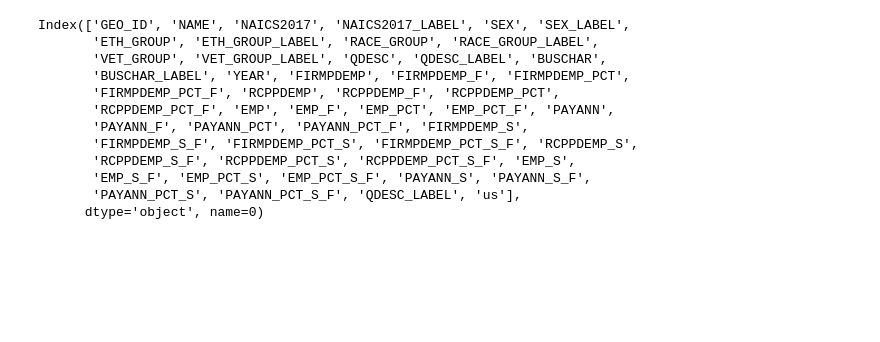
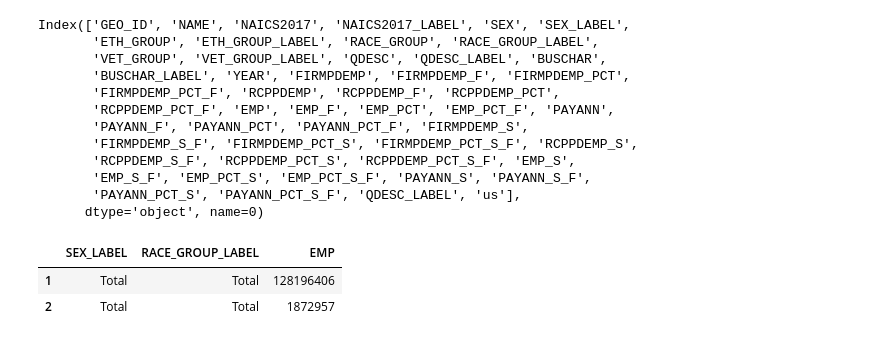
Before and after one commit to bethvanderhoek/business-census-exercise, a Jupyter notebook: census-business.ipynb, the cells around one changed output. Saved outputs shown, nothing was run; the diff lists cells and outputs as text; code cells hidden in the pictures; blank space fills up the shorter version.

```diff
--- a/census-business.ipynb
+++ b/census-business.ipynb
@@ -105,3 +112,10 @@ Index(['GEO_ID', 'NAME', 'NAICS2017', 'NAICS2017_LABEL', 'SEX', 'SEX_LABEL',
        'EMP_S_F', 'EMP_PCT_S', 'EMP_PCT_S_F', 'PAYANN_S', 'PAYANN_S_F',
        'PAYANN_PCT_S', 'PAYANN_PCT_S_F', 'QDESC_LABEL', 'us'],
       dtype='object', name=0)
+# %%
+business_new = business[['SEX_LABEL', 'RACE_GROUP_LABEL', 'EMP']]
+business_new.head(2)
+# %% [output]
+|  | SEX_LABEL | RACE_GROUP_LABEL | EMP |
+| 1 | Total | Total | 128196406 |
+| 2 | Total | Total | 1872957 |
```
Also changed, not shown: parts of 9 cells of this notebook, 3 other files.
